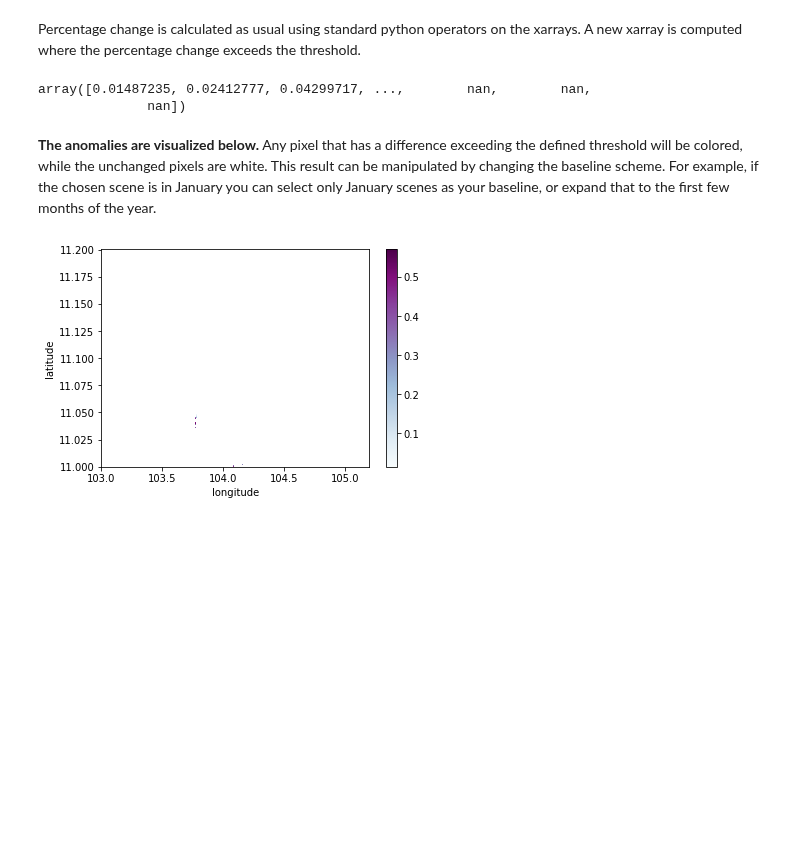
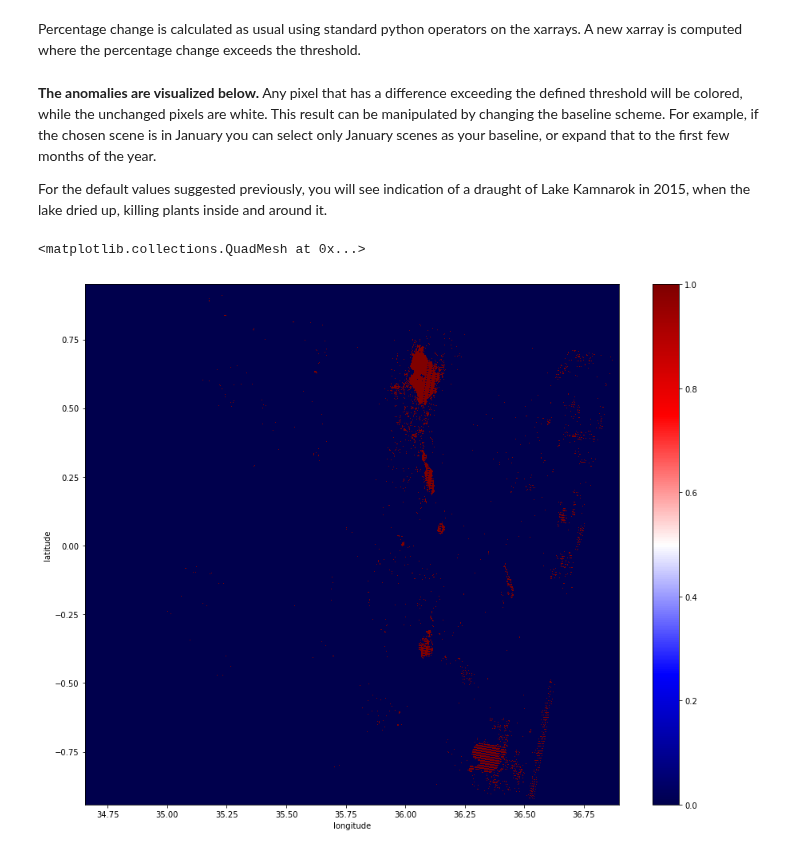
Before and after one commit to ceos-seo/data_cube_notebooks, a Jupyter notebook: ndvi_anomaly.ipynb, the cells around one changed output. Drawn from its saved outputs; the diff is of its cells as text; code cells hidden in the pictures; blank space fills up the shorter version.

```diff
--- a/ndvi_anomaly.ipynb
+++ b/ndvi_anomaly.ipynb
@@ -167,7 +180,7 @@ If you're reading this message in another frontend (for example, a static render
 # %%
 scene = api.get_dataset_by_extent(product, latitude=(min_lat, max_lat), longitude=(min_lon, max_lon),
                                     time=(scene_sel.value, scene_sel.value+datetime.timedelta(seconds=1)),
-                                    measurements=['red', 'nir', 'pixel_qa'])
+                                    measurements=measurements)
 # %%
 from utils.data_cube_utilities.dc_mosaic import ls8_unpack_qa, ls7_unpack_qa, ls5_unpack_qa
 
@@ -184,7 +195,6 @@ def create_clean_mask(dataset):
 
 clean_mask = create_clean_mask(scene)
 # %%
-
 scene_cleaned = create_mosaic(scene, reverse_time=False, clean_mask=clean_mask)
 
 baseline_mosaic = None
@@ -192,7 +202,7 @@ reverse_time = True if mosaic_options_sel.value.title() == 'Most Recent' else Fa
 for index in range(len(baseline_sel.value)):
     data = api.get_dataset_by_extent(product, latitude=(min_lat, max_lat), longitude=(min_lon, max_lon),
                                     time=(baseline_sel.value[index],(baseline_sel.value[index+1] if index != len(baseline_sel.value)-1 else baseline_sel.value[index]+datetime.timedelta(seconds=1))),
-                                    measurements=['red', 'nir', 'pixel_qa'])
+                                    measurements=measurements)
     clean_mask = create_clean_mask(data)
     baseline_mosaic = mosaic_methods[mosaic_options_sel.value](data, intermediate_product=baseline_mosaic, reverse_time=reverse_time, clean_mask=clean_mask)
 # %% [markdown]
@@ -211,16 +221,17 @@ ndvi_scene.values[baseline_mosaic.red.values == -9999] = -9999
 Percentage change is calculated as usual using standard python operators on the xarrays. A new xarray is computed where the percentage change exceeds the threshold.
 # %%
 percentage_change = abs((ndvi_baseline - ndvi_scene) / ndvi_baseline)
-# %%
-anomalies = percentage_change.where(percentage_change > threshold_sel.value)
-np.unique(anomalies)
-# %% [output]
-array([0.01487235, 0.02412777, 0.04299717, ...,        nan,        nan,
-              nan])
 # %% [markdown]
 **The anomalies are visualized below.**
 Any pixel that has a difference exceeding the defined threshold will be colored, while the unchanged pixels are white. This result can be manipulated by changing the baseline scheme. For example, if the chosen scene is in January you can select only January scenes as your baseline, or expand that to the first few months of the year.
+
+For the default values suggested previously, you will see indication of a draught of Lake Kamnarok in 2015, when the lake dried up, killing plants inside and around it.
-# %%
-anomalies_plot = anomalies.plot(cmap='BuPu')
-# %% [output]
-[figure, removed]
+# %%
+# Use a cutoff value
+anom = percentage_change > threshold_sel.value
+# Set plot size
+plt.figure(figsize = (15,12))
+anom.plot(cmap='seismic')
+# %% [output]
+<matplotlib.collections.QuadMesh at 0x...>
+[figure, added]
```
Also changed, not shown: parts of 8 cells of this notebook.
